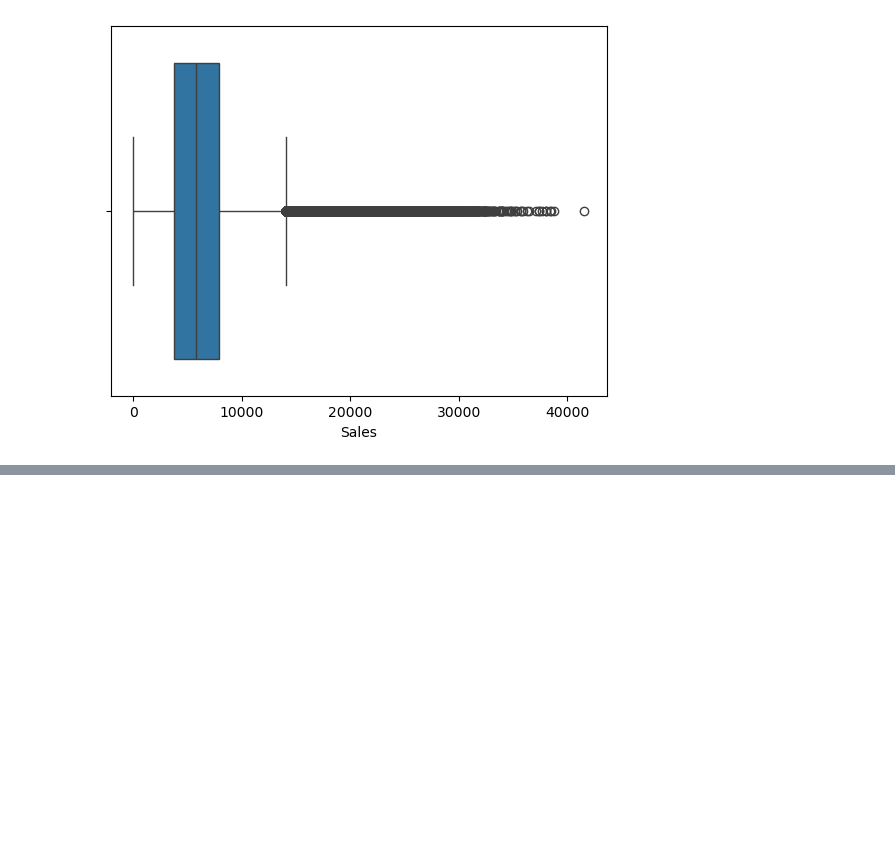
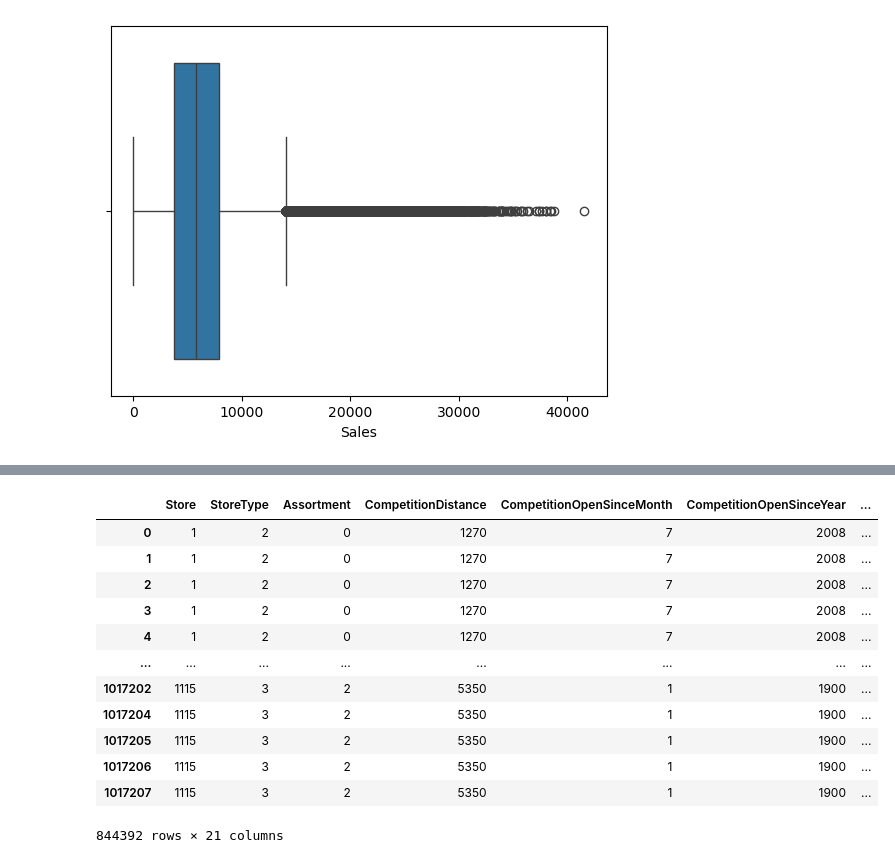
Before and after one commit to Zeyni12/kifiya_week4_assignment, a Jupyter notebook: notebooks/preprocessing.ipynb, the cells around one changed output, grey strips where cells are left out. Cells and saved outputs as stored; diff of their text form; code cells hidden in the pictures; blank space fills up the shorter version.

```diff
--- a/notebooks/preprocessing.ipynb
+++ b/notebooks/preprocessing.ipynb
@@ -141,0 +314,19 @@ def calc_vif(x):
+# %%
+#perform one-hot encoding on the 'PromoInterval' column of the DataFrame 'new_df'
+new_df = pd.get_dummies(new_df, columns=['PromoInterval'])
+# %%
+new_df
+# %% [output]
+|  | Store | StoreType | Assortment | CompetitionDistance | CompetitionOpenSinceMonth | CompetitionOpenSinceYear | ... |
+| 0 | 1 | 2 | 0 | 1270 | 7 | 2008 | ... |
+| 1 | 1 | 2 | 0 | 1270 | 7 | 2008 | ... |
+| 2 | 1 | 2 | 0 | 1270 | 7 | 2008 | ... |
+| 3 | 1 | 2 | 0 | 1270 | 7 | 2008 | ... |
+| 4 | 1 | 2 | 0 | 1270 | 7 | 2008 | ... |
+| ... | ... | ... | ... | ... | ... | ... | ... |
+| 1017202 | 1115 | 3 | 2 | 5350 | 1 | 1900 | ... |
+| 1017204 | 1115 | 3 | 2 | 5350 | 1 | 1900 | ... |
+| 1017205 | 1115 | 3 | 2 | 5350 | 1 | 1900 | ... |
+| 1017206 | 1115 | 3 | 2 | 5350 | 1 | 1900 | ... |
+| 1017207 | 1115 | 3 | 2 | 5350 | 1 | 1900 | ... |
+844392 rows × 21 columns
```
Also changed, not shown: parts of 25 cells of this notebook, 3 other files.
